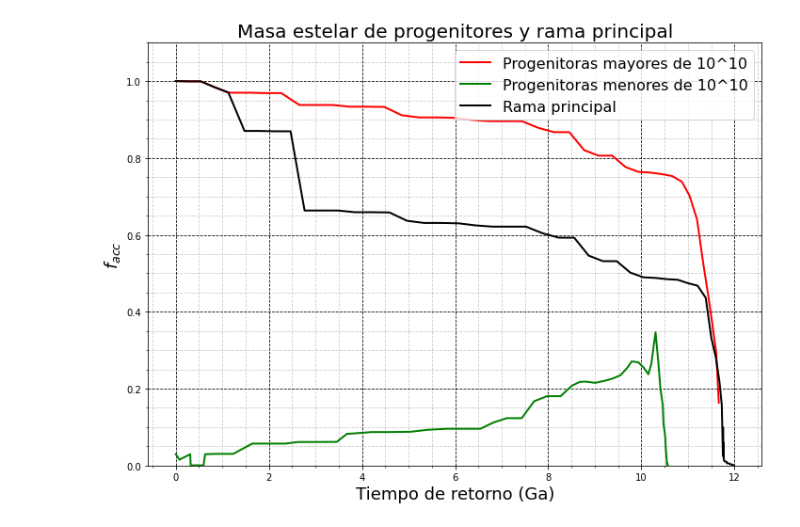
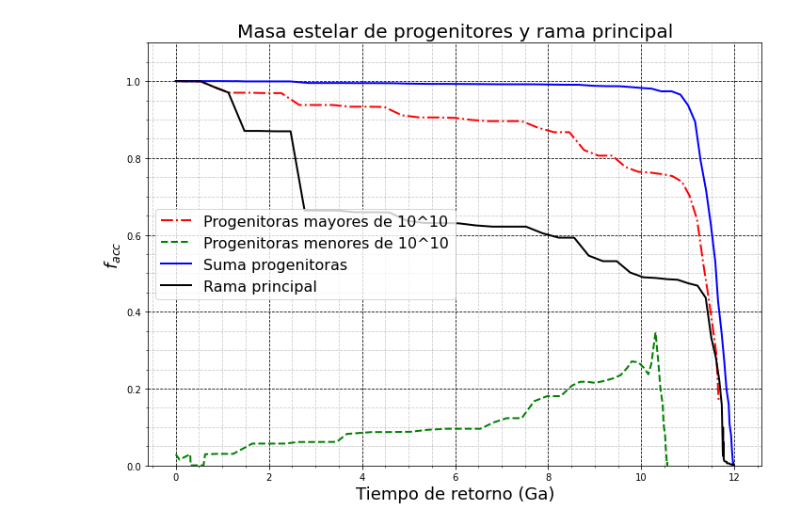
Before and after one commit to sgongar/Practica_1, a Jupyter notebook: figura4.ipynb, the cells around one changed output. Cells and saved outputs as stored; diff of their text form; code cells hidden in the pictures.

```diff
--- a/figura4.ipynb
+++ b/figura4.ipynb
@@ -40,7 +40,8 @@ main_snapnums = []
 # Primera iteracion
 temp_df = main_df[main_df['descendantId'].isin([descendantId])]
 main_ids.append(int(descendantId))
-descendant_ids_dict[int(descendantId)] = list(range(int(descendantId), int(temp_df['lastProgenitorId']), 1))
+descendant_ids_dict[int(descendantId)] = list(range(int(descendantId),
+                                              int(temp_df['lastProgenitorId']), 1))
 while flag:
     nextGalaxyID = int(temp_df['galaxyID'])
     main_ids.append(nextGalaxyID)
@@ -49,7 +50,8 @@ while flag:
     if temp_df.empty:
         flag = False
         break
-    descendant_ids_dict[nextGalaxyID] = list(range(int(nextGalaxyID), int(temp_df['lastProgenitorId']), 1))
+    descendant_ids_dict[nextGalaxyID] = list(range(int(nextGalaxyID),
+                                             int(temp_df['lastProgenitorId']), 1))
 
 #
 # Obtenemos la masa y edad de la principal
@@ -91,6 +93,8 @@ total_stellarMass_more_10 = []
 total_stellarMass_less_10 = []
 total_weightedAge_more_10 = []
 total_weightedAge_less_10 = []
+total_stellarMass = []
+total_weightedAge = []
 
 # Metodo snapnum a snapnum
 for snapnum_ in list(set(total_df['snapnum'].tolist())):
@@ -98,72 +102,88 @@ for snapnum_ in list(set(total_df['snapnum'].tolist())):
     temp_total_df = total_df[total_df['snapnum'].isin([snapnum_])]
     temp_total_stellarMass_more_10 = temp_total_df[temp_total_df['stellarMass'] >= 1.0]
     if not temp_total_stellarMass_more_10.empty:
-        # print(temp_total_stellarMass_more_10['stellarMass'])
-        # print(temp_total_stellarMass_more_10['galaxyID'])
-        # print('')
-        total_stellarMass_more_10.append(float(temp_total_stellarMass_more_10['stellarMass'].sum()))
-        total_weightedAge_more_10.append(float(temp_total_stellarMass_more_10['massWeightedAge'].mean()))
+        total_stellarMass_more_10_value = float(temp_total_stellarMass_more_10['stellarMass'].sum())
+        total_stellarMass_more_10.append(total_stellarMass_more_10_value)
+        total_weightedAge_more_10_value = float(temp_total_stellarMass_more_10['massWeightedAge'].mean())
+        total_weightedAge_more_10.append(total_weightedAge_more_10_value)
 
     temp_total_stellarMass_less_10 = temp_total_df[temp_total_df['stellarMass'] < 1.0]
     if not temp_total_stellarMass_less_10.empty:
-        total_stellarMass_less_10.append(float(temp_total_stellarMass_less_10['stellarMass'].sum()))
-        total_weightedAge_less_10.append(float(temp_total_stellarMass_less_10['massWeightedAge'].mean()))
+        total_stellarMass_less_10_value = float(temp_total_stellarMass_less_10['stellarMass'].sum())
+        total_stellarMass_less_10.append(total_stellarMass_less_10_value)
+        total_weightedAge_less_10_value = float(temp_total_stellarMass_less_10['massWeightedAge'].mean())
+        total_weightedAge_less_10.append(total_weightedAge_less_10_value)
+
+    if not temp_total_stellarMass_more_10.empty and not temp_total_stellarMass_less_10.empty:
+        total_stellarMass.append(total_stellarMass_more_10_value + total_stellarMass_less_10_value)
+        total_weightedAge.append((total_weightedAge_more_10_value + total_weightedAge_less_10_value)/2)
+    elif not temp_total_stellarMass_more_10.empty:
+        total_stellarMass.append(total_stellarMass_more_10_value)
+        total_weightedAge.append(total_weightedAge_more_10_value)
+    elif not temp_total_stellarMass_less_10.empty:
+        total_stellarMass.append(total_stellarMass_less_10_value)
+        total_weightedAge.append(total_weightedAge_less_10_value)
+    else:
+        raise Exception
+
 
 # Invierte las edades
 total_weightedAge_more_10 = [abs(i - max(total_weightedAge_more_10)) for i in total_weightedAge_more_10]
 total_weightedAge_less_10 = [abs(i - max(total_weightedAge_less_10)) for i in total_weightedAge_less_10]
+total_weightedAge = [abs(i - max(total_weightedAge)) for i in total_weightedAge]
 
 # Ordena las listas de todos los progenitores
 total_lists = zip(*sorted(zip(total_weightedAge_more_10, total_stellarMass_more_10)))
 total_weightedAge_more_10, total_stellarMass_more_10 = (list(t) for t in total_lists)
 total_lists = zip(*sorted(zip(total_weightedAge_less_10, total_stellarMass_less_10)))
 total_weightedAge_less_10, total_stellarMass_less_10 = (list(t) for t in total_lists)
-
-# Corta en 0.5
-# final_total_weightedAge = []
-# final_total_stellarMass = []
-# for idx, stellarMass in enumerate(total_stellarMass):
-    # if stellarMass > 0.5:
-#     if True:
-#         final_total_weightedAge.append(total_weightedAge[idx])
-#         final_total_stellarMass.append(stellarMass)
+total_lists = zip(*sorted(zip(total_weightedAge, total_stellarMass)))
+total_weightedAge, total_stellarMass = (list(t) for t in total_lists)
 
 # Normaliza los resultados
 total_stellarMass_more_10 = [i/final_stellarMass for i in total_stellarMass_more_10]
 total_stellarMass_less_10 = [i/final_stellarMass for i in total_stellarMass_less_10]
+total_stellarMass = [i/final_stellarMass for i in total_stellarMass]
 
 # Plotea todos los progenitores
-ax.plot(total_weightedAge_more_10, total_stellarMass_more_10, linestyle='-',color='red', linewidth=2, label='Progenitoras mayores de 10^10')
-ax.plot(total_weightedAge_less_10, total_stellarMass_less_10, linestyle='-',color='green', linewidth=2, label='Progenitoras menores de 10^10')
+ax.plot(total_weightedAge_more_10, total_stellarMass_more_10, linestyle='dashdot',color='red',
+        linewidth=2, label='Progenitoras mayores de 10^10')
+ax.plot(total_weightedAge_less_10, total_stellarMass_less_10, linestyle='dashed',color='green',
+        linewidth=2, label='Progenitoras menores de 10^10')
+
+# Plotea la suma de los progenitores
+ax.plot(total_weightedAge, total_stellarMass, linestyle='solid',color='blue',
+        linewidth=2, label='Suma progenitoras')
 
 # Ordena las listas de la rama principal
 main_lists = zip(*sorted(zip(main_weightedAge, main_stellarMass)))
 main_weightedAge, main_stellarMass = (list(t) for t in main_lists)
 
 # Plotea el branch principal
-ax.plot(main_weightedAge, main_stellarMass, linestyle='-',color='black', linewidth=2, label='Rama principal')
+ax.plot(main_weightedAge, main_stellarMass, linestyle='-',color='black', linewidth=2,
+        label='Rama principal')
 
 # Pone el titulo de la grafica
 ax.set_title('Masa estelar de progenitores y rama principal', fontsize=20)
 
 # Pone nombre a los ejes
 ax.set_xlabel('Tiempo de retorno (Ga)', fontsize=18)
 # ax.set_ylabel('M')
 ax.set_ylabel(r'$f_{acc}$', fontsize=18)
 
 
 # ax.set_yticks(arange(0, 20))
 ax.set_ylim([0.0, 1.1])
 
 # Crea el grid
 plt.grid(b=True, which='major', color='black', linestyle='dashed')
 plt.grid(b=True, which='minor', color='black', linestyle='dashed', alpha=0.2)
 plt.minorticks_on()
 
 # Activa la leyenda
 plt.legend(fontsize=16)
 
 # Guarda la figura
 plt.savefig('figura4.jpg')
 # %% [output]
-[figure, old version]
+[figure, new version]
```
Also changed, not shown: 22 other files.
